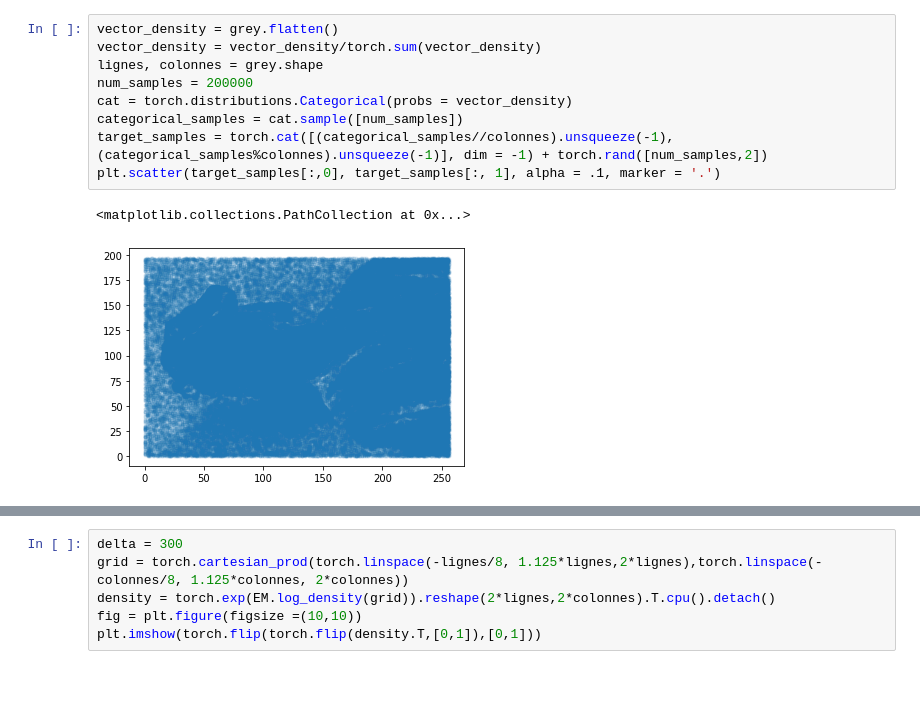
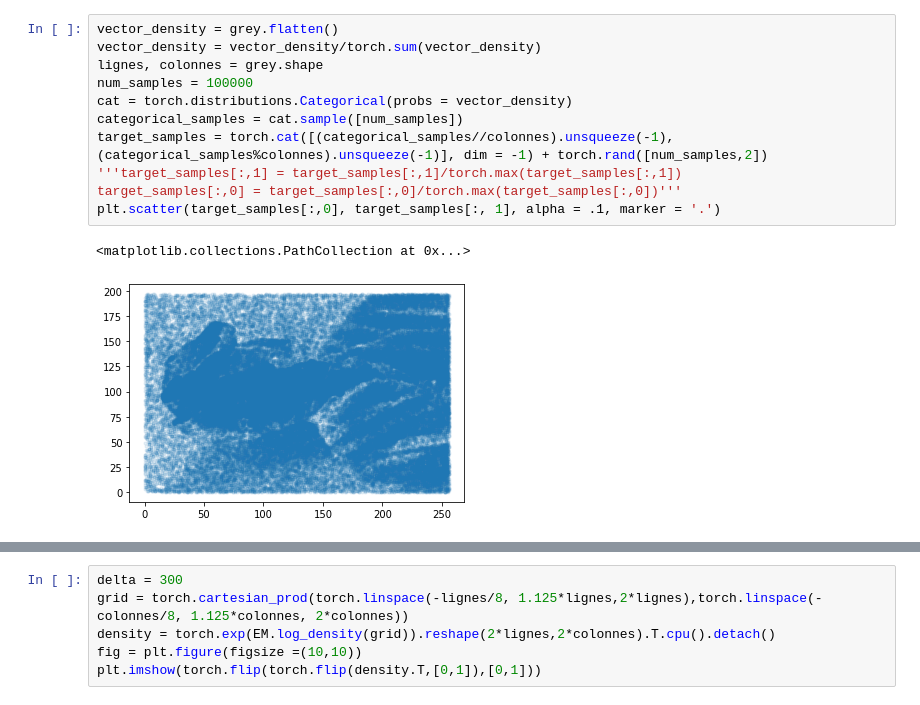
Before and after one commit to ElouanARGOUARCH/Discretely-Indexed-Flows, a Jupyter notebook: experiments/Images.ipynb, the cells around one changed output, grey strips where cells are left out. Drawn from its saved outputs; the diff is of its cells as text.

```diff
--- a/experiments/Images.ipynb
+++ b/experiments/Images.ipynb
@@ -31,12 +27,14 @@ plt.imshow(grey)
 # %%
 vector_density = grey.flatten()
 vector_density = vector_density/torch.sum(vector_density)
 lignes, colonnes = grey.shape
-num_samples = 200000
+num_samples = 100000
 cat = torch.distributions.Categorical(probs = vector_density)
 categorical_samples = cat.sample([num_samples])
 target_samples = torch.cat([(categorical_samples//colonnes).unsqueeze(-1), (categorical_samples%colonnes).unsqueeze(-1)], dim = -1) + torch.rand([num_samples,2])
+'''target_samples[:,1] = target_samples[:,1]/torch.max(target_samples[:,1])
+target_samples[:,0] = target_samples[:,0]/torch.max(target_samples[:,0])'''
 plt.scatter(target_samples[:,0], target_samples[:, 1], alpha = .1, marker = '.')
 # %% [output]
 <matplotlib.collections.PathCollection at 0x...>
-[figure, old version]
+[figure, new version]
```
Also changed, not shown: parts of 10 cells of this notebook, 6 other files.
